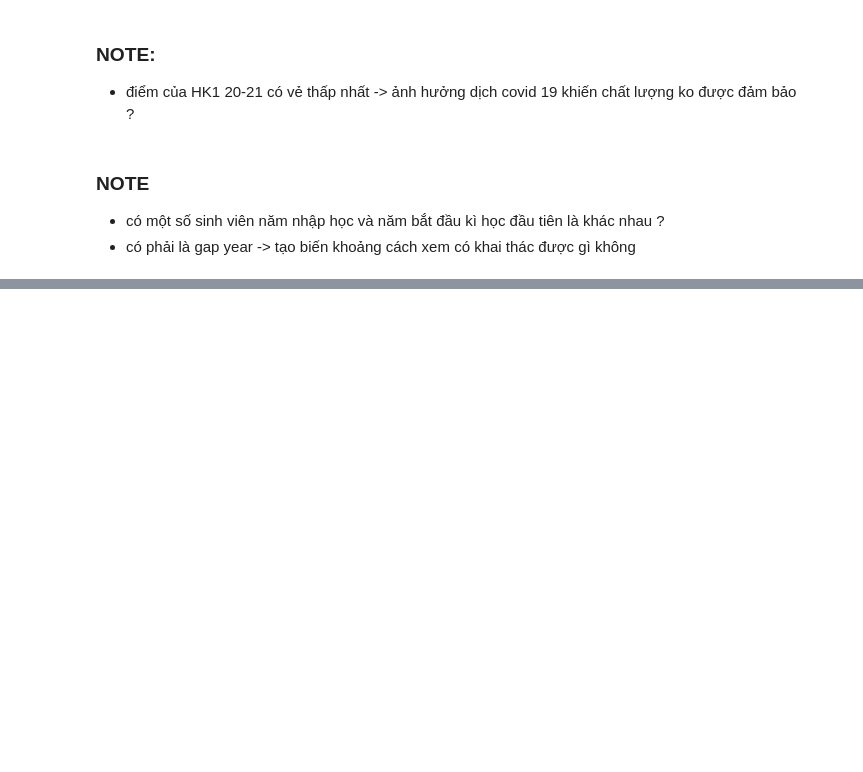
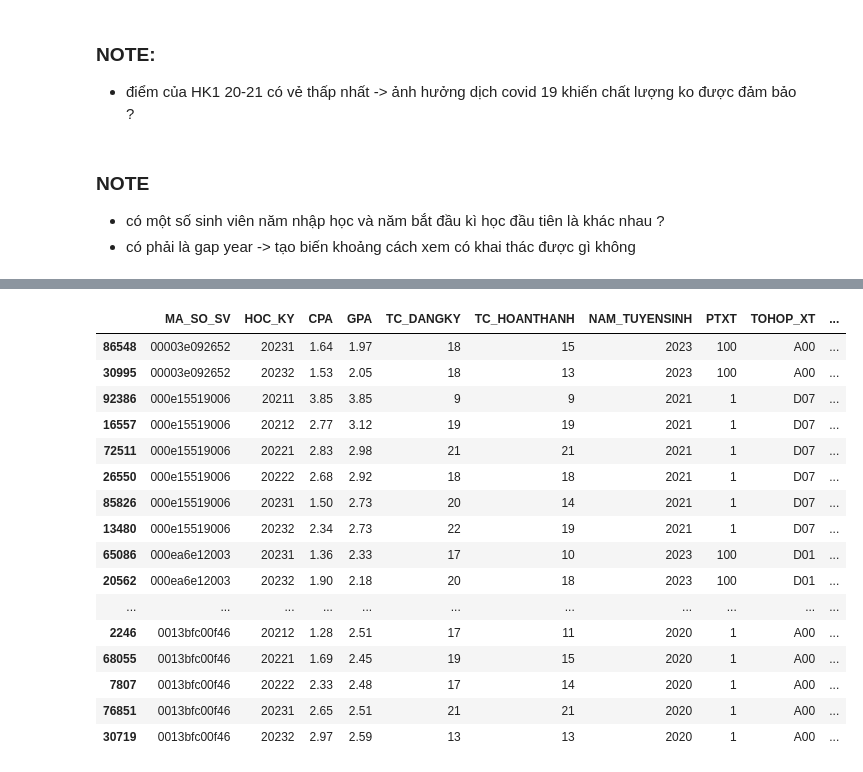
Before and after one commit to Vanh41/Learning-Progress-Prediction, a Jupyter notebook: notebooks/experimental/cuctac_eda.ipynb, the cells around one changed output, grey strips where cells are left out. Saved outputs shown, nothing was run; the diff lists cells and outputs as text; code cells hidden in the pictures; blank space fills up the shorter version.

```diff
--- a/notebooks/experimental/cuctac_eda.ipynb
+++ b/notebooks/experimental/cuctac_eda.ipynb
@@ -486,6 +491,13 @@ fig2.show()
 # %%
-import pandas as pd
-import numpy as np
+import re
+
+def hoc_ky_to_code(hoc_ky):
+    m = re.search(r'HK\s*(\d)\s*(\d{4})-(\d{4})', hoc_ky)
+    if not m:
+        return None
+    return int(m.group(2) + m.group(1))
+df['HOC_KY'] = df['HOC_KY'].astype(str)
+df['HOC_KY'] = df['HOC_KY'].apply(hoc_ky_to_code)
 
 def create_semester_features(df_merged):
     """
@@ -515,7 +527,7 @@ def create_semester_features(df_merged):
 
     # Lưu ý: Cần điều chỉnh logic tùy vào kỳ nhập học đầu tiên.
     # Thường sinh viên nhập học vào kỳ 1.
-    df['Ky_Thu_N_Chrono'] = (df['Year_Current'] - df['NAM_TUYENSINH']) * 3 + df['Sem_Current']
+    df['Ky_Thu_N_Chrono'] = (df['Year_Current'] - df['NAM_TUYENSINH']) * 2 + df['Sem_Current']
 
     # Xử lý trường hợp sinh viên nhập học nhưng dữ liệu bắt đầu bị lệch (optional normalization)
     # Nếu muốn kỳ đầu tiên luôn bắt đầu là 1 (tương đối):
@@ -523,32 +535,50 @@ def create_semester_features(df_merged):
     # df['Ky_Thu_N_Chrono_Rel'] = df['Ky_Thu_N_Chrono'] - min_chrono + 1
 
     # --- FEATURE 3: PHÁT HIỆN GAP (NGHỈ HỌC) ---
     # Tính "Kỳ theo lịch" của dòng trước đó
     df['Prev_Chrono'] = df.groupby('MA_SO_SV')['Ky_Thu_N_Chrono'].shift(1)
 
     # Khoảng cách giữa kỳ này và kỳ trước
     # Ví dụ: Kỳ trước là 1, Kỳ này là 2 -> Diff = 1 (Liên tục)
     # Kỳ trước là 1, Kỳ này là 4 (Nghỉ 2 kỳ) -> Diff = 3
     df['Diff_Sem'] = df['Ky_Thu_N_Chrono'] - df['Prev_Chrono']
 
     # Gap_Duration: Số kỳ nghỉ.
     # Nếu Diff = 1 (liên tục) hoặc NaN (kỳ đầu) -> Gap = 0
     # Nếu Diff > 1 -> Gap = Diff - 1
     df['Gap_Duration'] = df['Diff_Sem'].apply(lambda x: x - 1 if x > 1 else 0).fillna(0).astype(int)
 
     # --- FEATURE 4: CỜ ĐÁNH DẤU QUAY LẠI (Is_Returning) ---
     # True nếu sinh viên vừa trải qua một kỳ nghỉ
     df['Is_Returning'] = df['Gap_Duration'] > 0
 
     # --- FEATURE 5: TỔNG SỐ KỲ ĐÃ NGHỈ TÍCH LŨY ---
     # Cho biết đến thời điểm này, sinh viên đã nghỉ tổng cộng bao nhiêu kỳ
     df['Total_Gap_Accumulated'] = df.groupby('MA_SO_SV')['Gap_Duration'].cumsum()
 
     # Dọn dẹp các cột tạm nếu không cần thiết
     # df = df.drop(columns=['Year_Current', 'Sem_Current', 'Prev_Chrono', 'Diff_Sem'])
 
     return df
 
 # --- CÁCH SỬ DỤNG ---
-# df_processed = create_semester_features(df)
-# print(df_processed[['MA_SO_SV', 'HOC_KY', 'Ky_Thu_N_Active', 'Ky_Thu_N_Chrono', 'Gap_Duration', 'Is_Returning']].head(20))
+df_processed = create_semester_features(df)
+df_processed.head(20)
+# %% [output]
+|  | MA_SO_SV | HOC_KY | CPA | GPA | TC_DANGKY | TC_HOANTHANH | NAM_TUYENSINH | PTXT | TOHOP_XT | ... |
+| 86548 | 00003e092652 | 20231 | 1.64 | 1.97 | 18 | 15 | 2023 | 100 | A00 | ... |
+| 30995 | 00003e092652 | 20232 | 1.53 | 2.05 | 18 | 13 | 2023 | 100 | A00 | ... |
+| 92386 | 000e15519006 | 20211 | 3.85 | 3.85 | 9 | 9 | 2021 | 1 | D07 | ... |
+| 16557 | 000e15519006 | 20212 | 2.77 | 3.12 | 19 | 19 | 2021 | 1 | D07 | ... |
+| 72511 | 000e15519006 | 20221 | 2.83 | 2.98 | 21 | 21 | 2021 | 1 | D07 | ... |
+| 26550 | 000e15519006 | 20222 | 2.68 | 2.92 | 18 | 18 | 2021 | 1 | D07 | ... |
+| 85826 | 000e15519006 | 20231 | 1.50 | 2.73 | 20 | 14 | 2021 | 1 | D07 | ... |
+| 13480 | 000e15519006 | 20232 | 2.34 | 2.73 | 22 | 19 | 2021 | 1 | D07 | ... |
+| 65086 | 000ea6e12003 | 20231 | 1.36 | 2.33 | 17 | 10 | 2023 | 100 | D01 | ... |
+| 20562 | 000ea6e12003 | 20232 | 1.90 | 2.18 | 20 | 18 | 2023 | 100 | D01 | ... |
+| ... | ... | ... | ... | ... | ... | ... | ... | ... | ... | ... |
+| 2246 | 0013bfc00f46 | 20212 | 1.28 | 2.51 | 17 | 11 | 2020 | 1 | A00 | ... |
+| 68055 | 0013bfc00f46 | 20221 | 1.69 | 2.45 | 19 | 15 | 2020 | 1 | A00 | ... |
+| 7807 | 0013bfc00f46 | 20222 | 2.33 | 2.48 | 17 | 14 | 2020 | 1 | A00 | ... |
+| 76851 | 0013bfc00f46 | 20231 | 2.65 | 2.51 | 21 | 21 | 2020 | 1 | A00 | ... |
+| 30719 | 0013bfc00f46 | 20232 | 2.97 | 2.59 | 13 | 13 | 2020 | 1 | A00 | ... |
```
Also changed, not shown: parts of 10 cells of this notebook.
